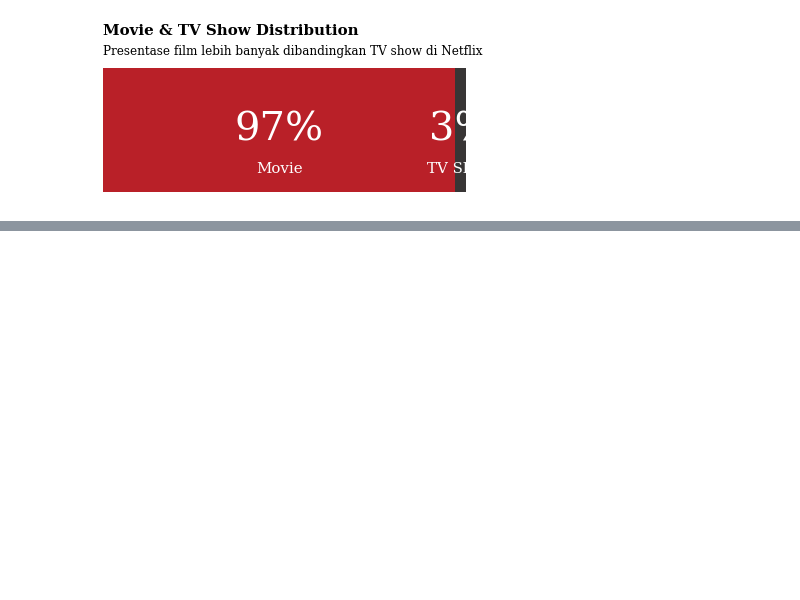
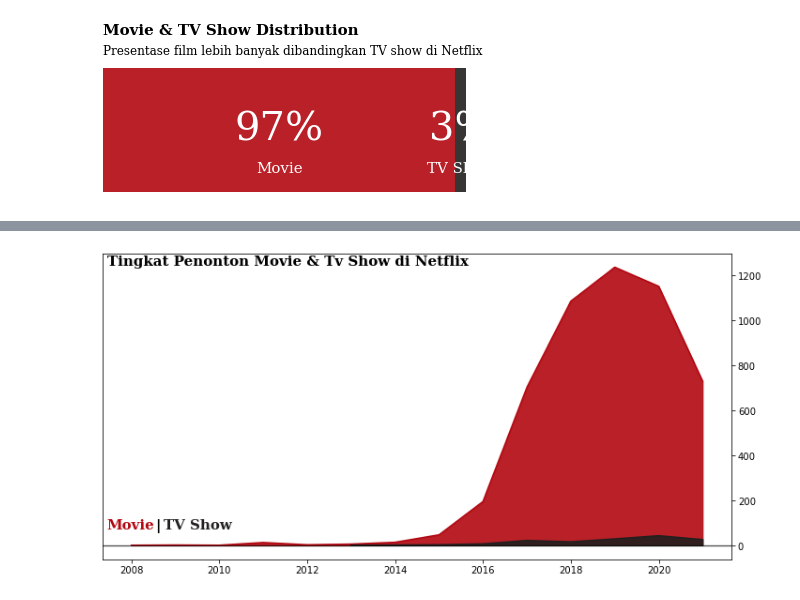
Before and after one commit to dewirizki/DSU, a Jupyter notebook: Code/EDA.ipynb, the cells around one changed output, grey strips where cells are left out. Saved outputs shown, nothing was run; the diff lists cells and outputs as text; code cells hidden in the pictures; blank space fills up the shorter version.

```diff
--- a/Code/EDA.ipynb
+++ b/Code/EDA.ipynb
@@ -59,6 +62,10 @@ memory usage: 825.8+ KB
 data['type'] = data['type'].astype('category')
 data['rating'] = data['rating'].astype('category')
 data['date_added'] = data['date_added'].astype('datetime64')
+# %%
+data["month_added"] = data["date_added"].dt.month
+data["month"] = data["date_added"].dt.month_name()
+data["year"] = data["date_added"].dt.year
 # %%
 data.info()
 # %% [output]
@@ -252,0 +312,23 @@ plt.show()
+# %%
+fig, ax = plt.subplots(1, 1, figsize=(12, 6))
+fig.text(0.13, 0.85, 'Tingkat Penonton Movie & Tv Show di Netflix',
+        fontsize=15, fontweight='bold', fontfamily='serif')
+color = ["#b20710", "#221f1f"]
+
+for i, mtv in enumerate(data["type"].value_counts().index):
+    mtv_rel = data[data['type']==mtv]['year'].value_counts().sort_index()
+    ax.plot(mtv_rel.index, mtv_rel, color=color[i], label=mtv)
+    ax.fill_between(mtv_rel.index, 0, mtv_rel, color=color[i], alpha=0.9)
+
+ax.yaxis.tick_right()
+
+fig.text(0.13,0.2,"Movie", fontweight="bold", fontfamily='serif',
+        fontsize=15, color='#b20710')
+fig.text(0.19,0.2,"|", fontweight="bold", fontfamily='serif',
+         fontsize=15, color='black')
+fig.text(0.2,0.2,"TV Show", fontweight="bold", fontfamily='serif',
+        fontsize=15, color='#221f1f')
+ax.axhline(y = 0, color = 'black', linewidth = 1.3, alpha = .7)
+plt.show()
+# %% [output]
+[figure, added]
```
Also changed, not shown: parts of 21 cells of this notebook.
